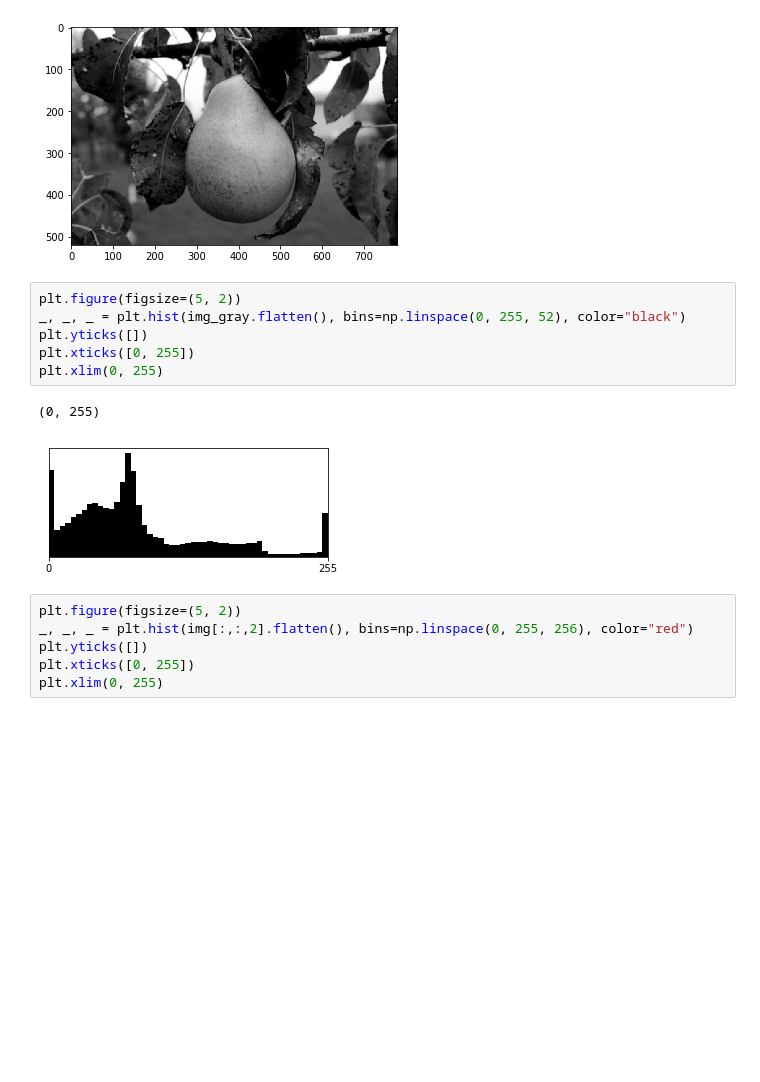
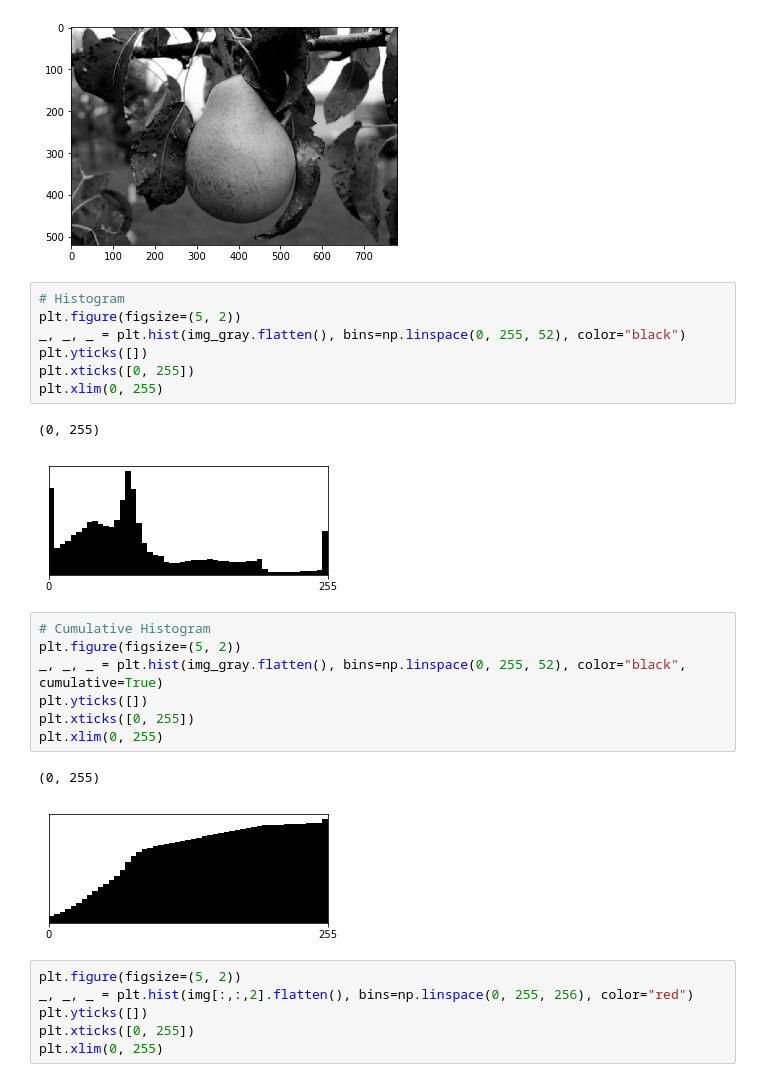
Before and after one commit to vcg-uvic/csc205, a Jupyter notebook: notebooks/lecture-13-histogram.ipynb, the cells around one changed output. Cells and saved outputs as stored; diff of their text form; blank space fills up the shorter version.

```diff
--- a/notebooks/lecture-13-histogram.ipynb
+++ b/notebooks/lecture-13-histogram.ipynb
@@ -17,6 +17,7 @@ plt.imshow(img_gray, cmap="gray")
 <matplotlib.image.AxesImage at 0x...>
 [figure]
 # %%
+# Histogram
 plt.figure(figsize=(5, 2))
 _, _, _ = plt.hist(img_gray.flatten(), bins=np.linspace(0, 255, 52), color="black")
 plt.yticks([])
@@ -25,6 +26,16 @@ plt.xlim(0, 255)
 # %% [output]
 (0, 255)
 [figure]
+# %%
+# Cumulative Histogram
+plt.figure(figsize=(5, 2))
+_, _, _ = plt.hist(img_gray.flatten(), bins=np.linspace(0, 255, 52), color="black", cumulative=True)
+plt.yticks([])
+plt.xticks([0, 255])
+plt.xlim(0, 255)
+# %% [output]
+(0, 255)
+[figure, added]
 # %%
 plt.figure(figsize=(5, 2))
 _, _, _ = plt.hist(img[:,:,2].flatten(), bins=np.linspace(0, 255, 256), color="red")
```
